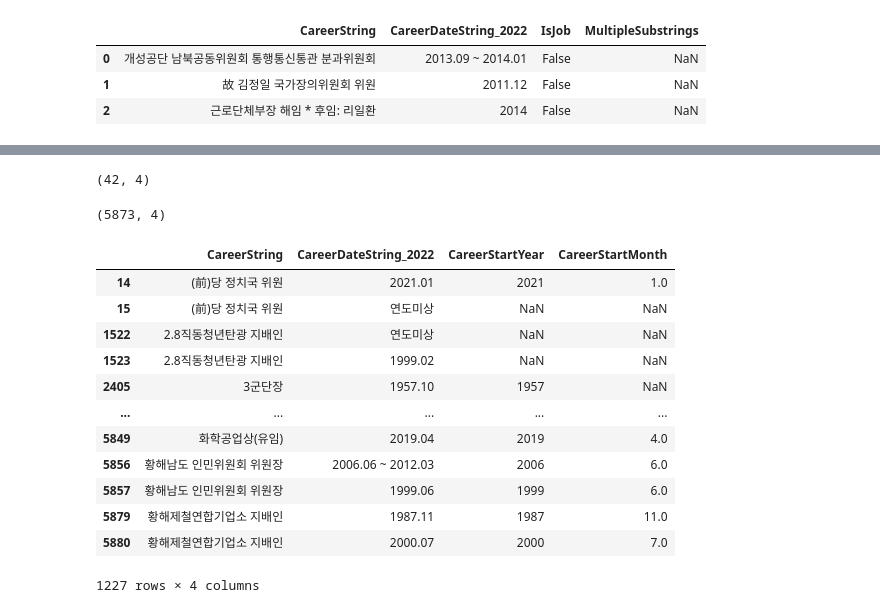
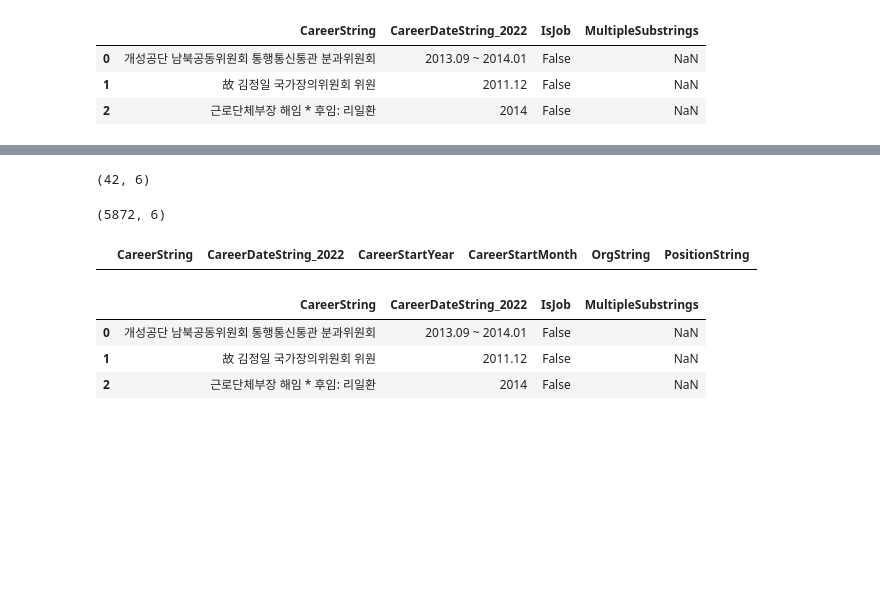
Before and after one commit to seouljake/nkelites, a Jupyter notebook: scripts/1 scripts - data cleaning and structuring/2.4.7 (new) create joborglink and leaderjoblink tables.ipynb, the cells around one changed output, grey strips where cells are left out. Saved outputs shown, nothing was run; the diff lists cells and outputs as text; code cells hidden in the pictures; blank space fills up the shorter version.

```diff
--- a/scripts/1 scripts - data cleaning and structuring/2.4.7 (new) create joborglink and leaderjoblink tables.ipynb
+++ b/scripts/1 scripts - data cleaning and structuring/2.4.7 (new) create joborglink and leaderjoblink tables.ipynb
@@ -366,7 +375,7 @@ careers1.groupby(["IsJob","MultipleSubstrings"],dropna=False).count()
  - CareerDateString_2022: matches careers, or jol1 (unreliable)?
 - add CareerStartYear, CareerStartMonth, CareerSubstrings
 # %%
-select_columns = ["CareerString","CareerDateString_2022","CareerStartYear","CareerStartMonth"]
+select_columns = ["CareerString","CareerDateString_2022","CareerStartYear","CareerStartMonth","OrgString","PositionString"]
 singlesub = singlesub[select_columns]
 singlesub.shape
 # %% [output]
@@ -382,25 +391,20 @@ singlesub.head(3)
 #
 singlesub[singlesub.duplicated(keep=False)].shape
 # %% [output]
-(42, 4)
+(42, 6)
 # %%
 singlesub = singlesub.drop_duplicates(keep="first")
 singlesub.shape
 # %% [output]
-(5873, 4)
+(5872, 6)
 # %%
-singlesub[singlesub.duplicated("CareerString",keep=False)]
+singlesub[singlesub.duplicated(["CareerString","CareerDateString_2022"],keep=False)]
 # %% [output]
-|  | CareerString | CareerDateString_2022 | CareerStartYear | CareerStartMonth |
-| 14 | (前)당 정치국 위원 | 2021.01 | 2021 | 1.0 |
-| 15 | (前)당 정치국 위원 | 연도미상 | NaN | NaN |
-| 1522 | 2.8직동청년탄광 지배인 | 연도미상 | NaN | NaN |
-| 1523 | 2.8직동청년탄광 지배인 | 1999.02 | NaN | NaN |
-| 2405 | 3군단장 | 1957.10 | 1957 | NaN |
-| ... | ... | ... | ... | ... |
-| 5849 | 화학공업상(유임) | 2019.04 | 2019 | 4.0 |
-| 5856 | 황해남도 인민위원회 위원장 | 2006.06 ~ 2012.03 | 2006 | 6.0 |
-| 5857 | 황해남도 인민위원회 위원장 | 1999.06 | 1999 | 6.0 |
-| 5879 | 황해제철연합기업소 지배인 | 1987.11 | 1987 | 11.0 |
-| 5880 | 황해제철연합기업소 지배인 | 2000.07 | 2000 | 7.0 |
+|  | CareerString | CareerDateString_2022 | CareerStartYear | CareerStartMonth | OrgString | PositionString |
-1227 rows × 4 columns
+# %%
+careers1.head(3)
+# %% [output]
+|  | CareerString | CareerDateString_2022 | IsJob | MultipleSubstrings |
+| 0 | 개성공단 남북공동위원회 통행통신통관 분과위원회 | 2013.09 ~ 2014.01 | False | NaN |
+| 1 | 故 김정일 국가장의위원회 위원 | 2011.12 | False | NaN |
+| 2 | 근로단체부장 해임 * 후임: 리일환 | 2014 | False | NaN |
```
Also changed, not shown: parts of 38 cells of this notebook, 8 other files.
